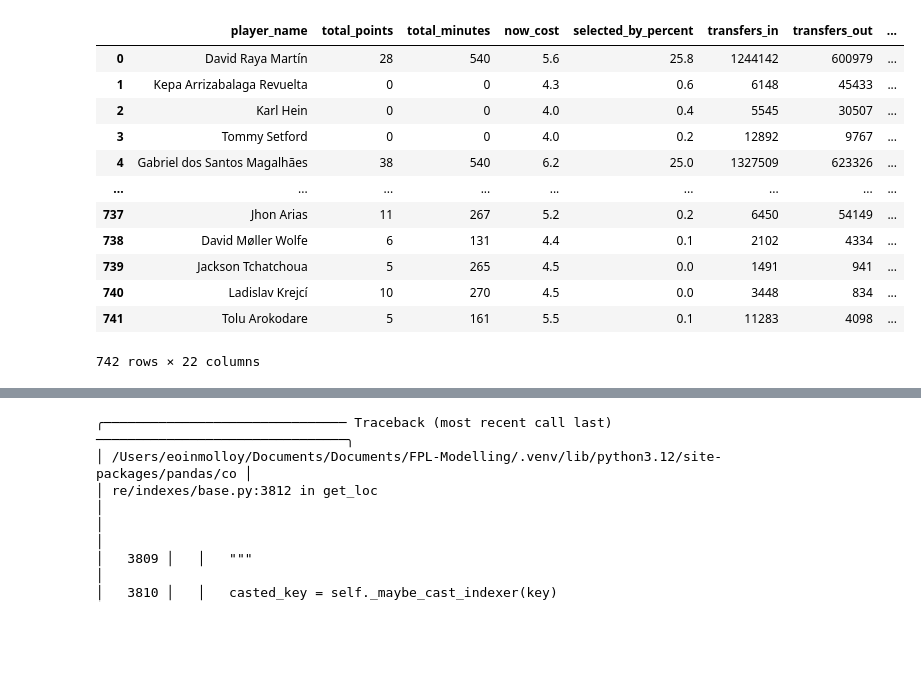
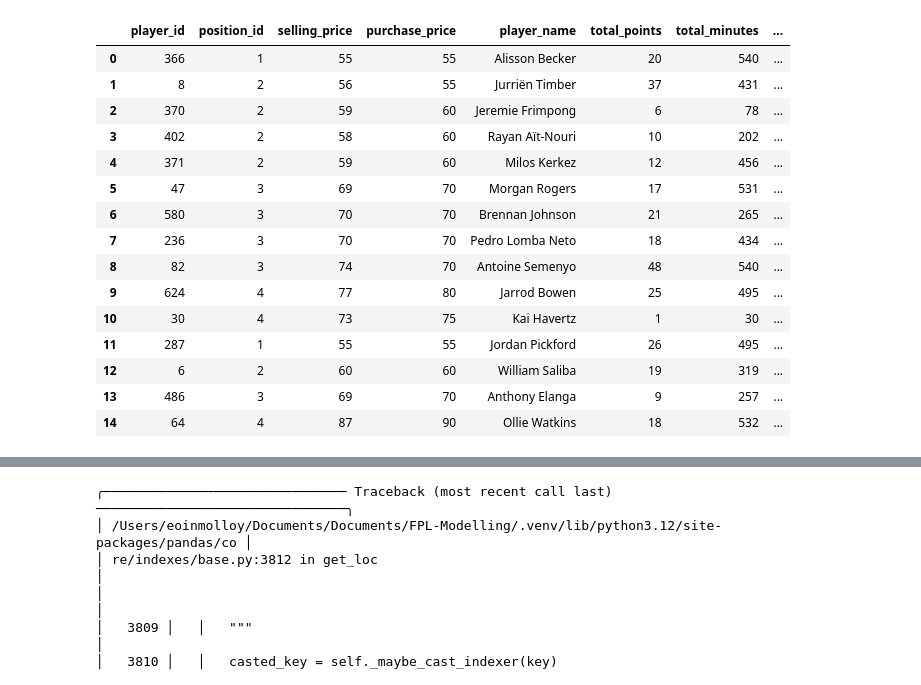
Before and after one commit to emolloy123/FPL-Modelling, a Jupyter notebook: fpl-modelling/notebooks/test.ipynb, the cells around one changed output, grey strips where cells are left out. Drawn from its saved outputs; the diff is of its cells as text; code cells hidden in the pictures; blank space fills up the shorter version.

```diff
--- a/fpl-modelling/notebooks/test.ipynb
+++ b/fpl-modelling/notebooks/test.ipynb
@@ -18,4 +18,4 @@
                              'pipelines'
 # %%
-catalog.load("players_merged")
+catalog.load("current_team")
 # %% [output]
@@ -23,14 +23,17 @@ catalog.load("players_merged")
 [interactive output not drawn]
-|  | player_name | total_points | total_minutes | now_cost | selected_by_percent | transfers_in | transfers_out | ... |
-| 0 | David Raya Martín | 28 | 540 | 5.6 | 25.8 | 1244142 | 600979 | ... |
-| 1 | Kepa Arrizabalaga Revuelta | 0 | 0 | 4.3 | 0.6 | 6148 | 45433 | ... |
-| 2 | Karl Hein | 0 | 0 | 4.0 | 0.4 | 5545 | 30507 | ... |
-| 3 | Tommy Setford | 0 | 0 | 4.0 | 0.2 | 12892 | 9767 | ... |
-| 4 | Gabriel dos Santos Magalhães | 38 | 540 | 6.2 | 25.0 | 1327509 | 623326 | ... |
-| ... | ... | ... | ... | ... | ... | ... | ... | ... |
-| 737 | Jhon Arias | 11 | 267 | 5.2 | 0.2 | 6450 | 54149 | ... |
-| 738 | David Møller Wolfe | 6 | 131 | 4.4 | 0.1 | 2102 | 4334 | ... |
-| 739 | Jackson Tchatchoua | 5 | 265 | 4.5 | 0.0 | 1491 | 941 | ... |
-| 740 | Ladislav Krejcí | 10 | 270 | 4.5 | 0.0 | 3448 | 834 | ... |
-| 741 | Tolu Arokodare | 5 | 161 | 5.5 | 0.1 | 11283 | 4098 | ... |
+|  | player_id | position_id | selling_price | purchase_price | player_name | total_points | total_minutes | ... |
+| 0 | 366 | 1 | 55 | 55 | Alisson Becker | 20 | 540 | ... |
+| 1 | 8 | 2 | 56 | 55 | Jurriën Timber | 37 | 431 | ... |
+| 2 | 370 | 2 | 59 | 60 | Jeremie Frimpong | 6 | 78 | ... |
+| 3 | 402 | 2 | 58 | 60 | Rayan Aït-Nouri | 10 | 202 | ... |
+| 4 | 371 | 2 | 59 | 60 | Milos Kerkez | 12 | 456 | ... |
+| 5 | 47 | 3 | 69 | 70 | Morgan Rogers | 17 | 531 | ... |
+| 6 | 580 | 3 | 70 | 70 | Brennan Johnson | 21 | 265 | ... |
+| 7 | 236 | 3 | 70 | 70 | Pedro Lomba Neto | 18 | 434 | ... |
+| 8 | 82 | 3 | 74 | 70 | Antoine Semenyo | 48 | 540 | ... |
+| 9 | 624 | 4 | 77 | 80 | Jarrod Bowen | 25 | 495 | ... |
+| 10 | 30 | 4 | 73 | 75 | Kai Havertz | 1 | 30 | ... |
+| 11 | 287 | 1 | 55 | 55 | Jordan Pickford | 26 | 495 | ... |
+| 12 | 6 | 2 | 60 | 60 | William Saliba | 19 | 319 | ... |
+| 13 | 486 | 3 | 69 | 70 | Anthony Elanga | 9 | 257 | ... |
+| 14 | 64 | 4 | 87 | 90 | Ollie Watkins | 18 | 532 | ... |
-742 rows × 22 columns
```
Also changed, not shown: parts of 13 cells of this notebook, 1 other file.
